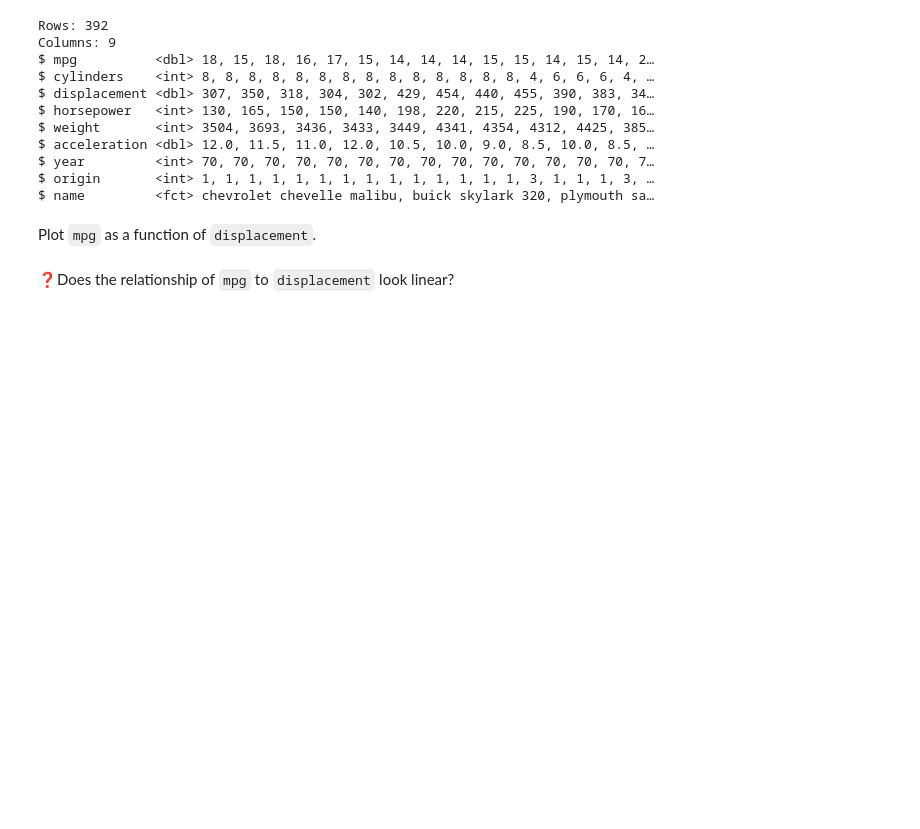
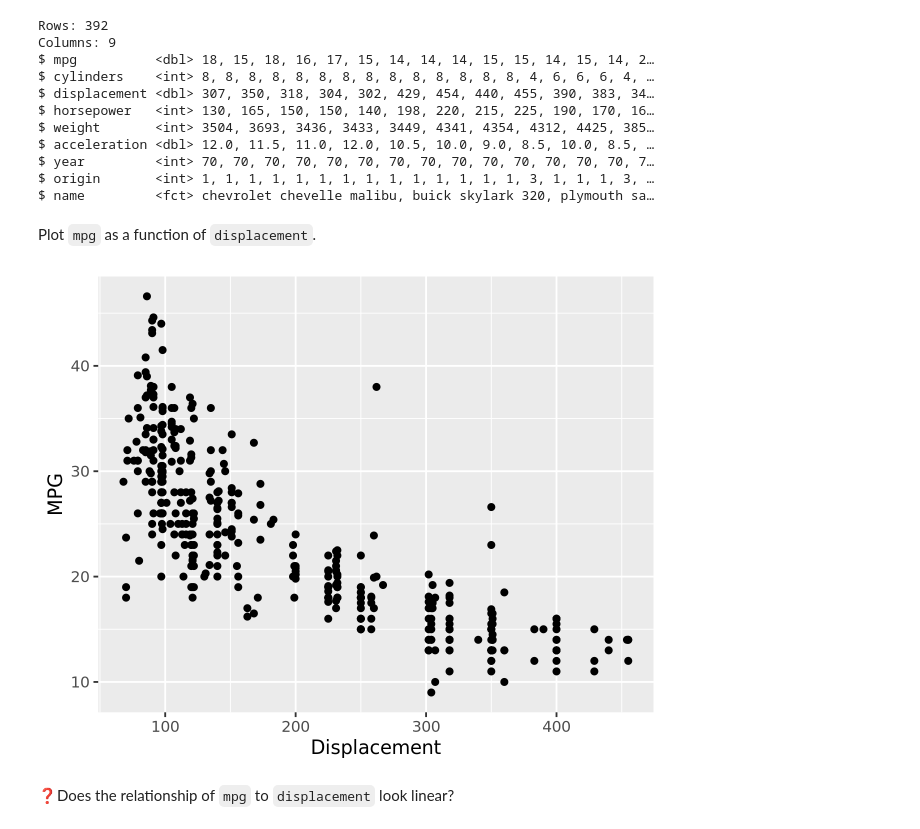
Before and after one commit to kaival1524/a11, a Jupyter notebook: assignment12.ipynb, the cells around one changed output. Saved outputs shown, nothing was run; the diff lists cells and outputs as text; code cells hidden in the pictures; blank space fills up the shorter version.

Commit message:
plot done

```diff
--- a/assignment12.ipynb
+++ b/assignment12.ipynb
@@ -32,6 +32,10 @@ $ origin       <int> 1, 1, 1, 1, 1, 1, 1, 1, 1, 1, 1, 1, 1, 1, 3, 1, 1, 1, 3,
 $ name         <fct> chevrolet chevelle malibu, buick skylark 320, plymouth sa…
 # %% [markdown]
 Plot `mpg`  as a function of `displacement`.
+# %%
+ggplot(Auto, aes(x = displacement, y = mpg)) + geom_point() + labs(x = 'Displacement', y = 'MPG')
+# %% [output]
+[figure, added]
 # %% [markdown]
 ❓Does the relationship of `mpg` to `displacement` look linear?
 # %% [markdown]
```
